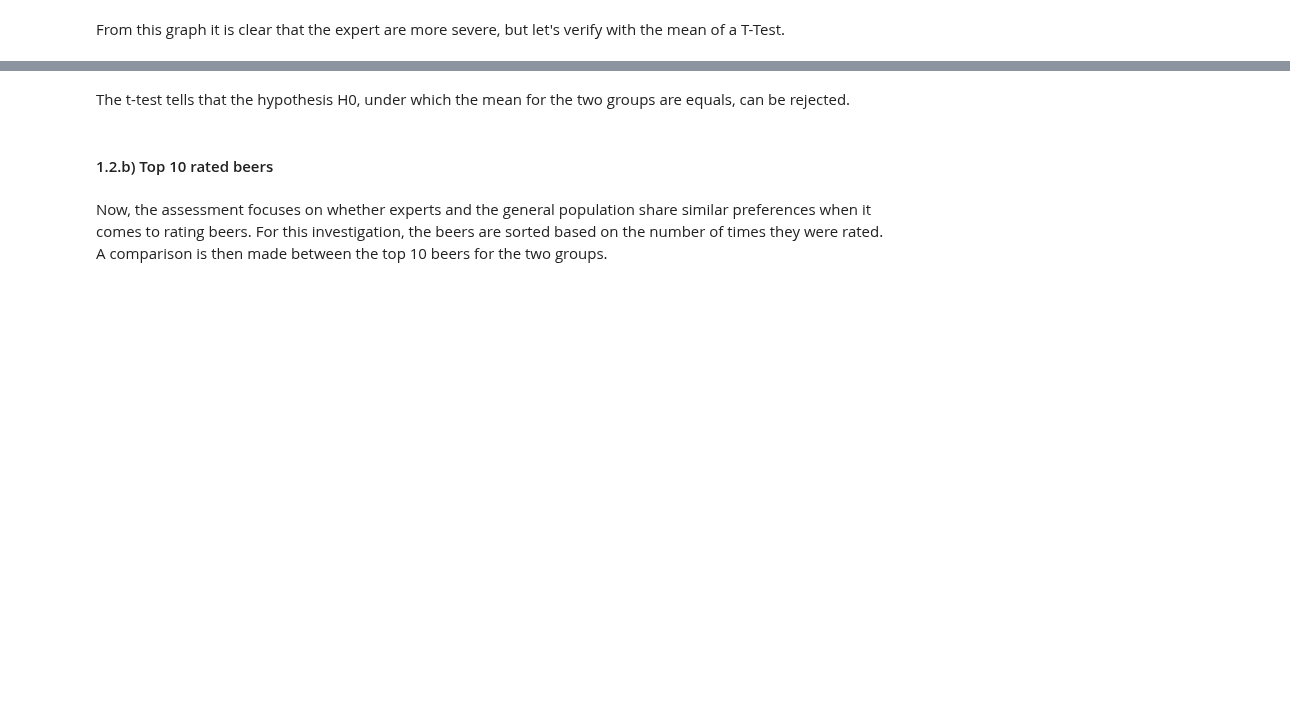
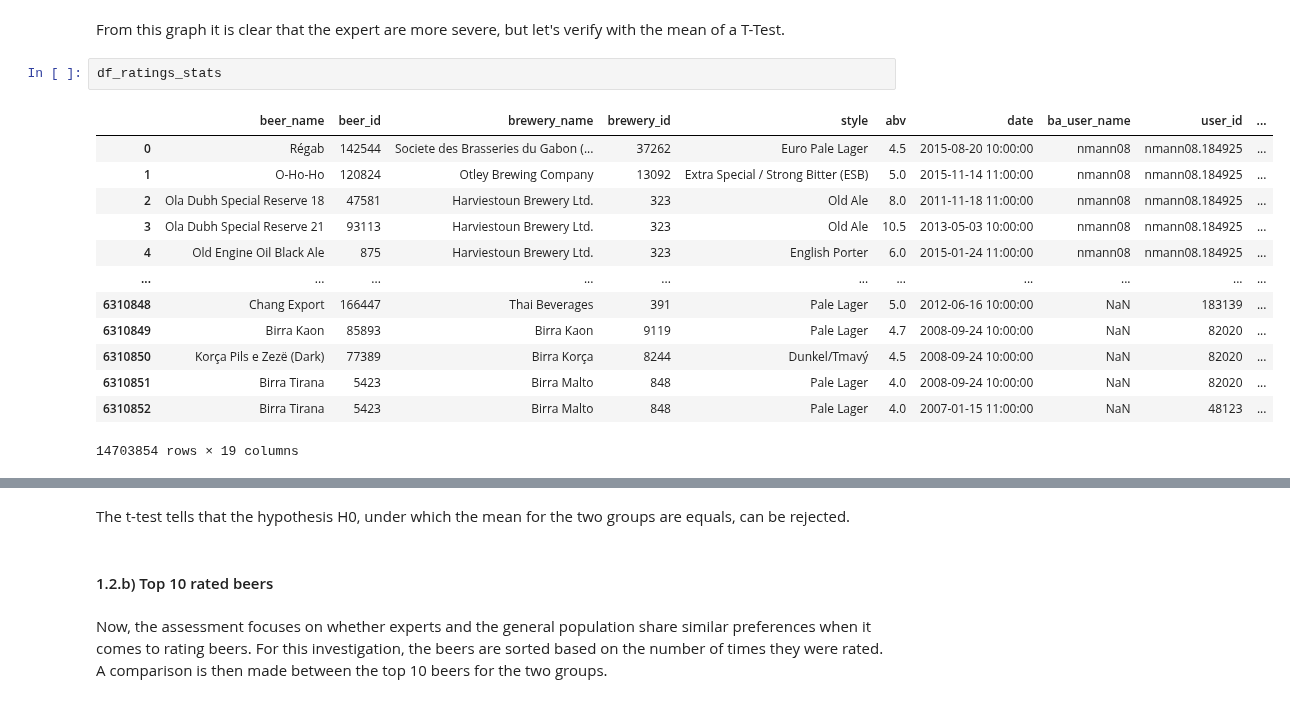
Before and after one commit to epfl-ada/ada-2023-project-remontada, a Jupyter notebook: code/main.ipynb, the cells around one changed output, grey strips where cells are left out. Cells and saved outputs as stored; diff of their text form; blank space fills up the shorter version.

```diff
--- a/code/main.ipynb
+++ b/code/main.ipynb
@@ -299,5 +307,21 @@ plt.show()
 # %% [markdown]
 From this graph it is clear that the expert are more severe, but let's verify with the mean of a T-Test.
+# %%
+df_ratings_stats
+# %% [output]
+|  | beer_name | beer_id | brewery_name | brewery_id | style | abv | date | ba_user_name | user_id | ... |
+| 0 | Régab | 142544 | Societe des Brasseries du Gabon (... | 37262 | Euro Pale Lager | 4.5 | 2015-08-20 10:00:00 | nmann08 | nmann08.184925 | ... |
+| 1 | O-Ho-Ho | 120824 | Otley Brewing Company | 13092 | Extra Special / Strong Bitter (ESB) | 5.0 | 2015-11-14 11:00:00 | nmann08 | nmann08.184925 | ... |
+| 2 | Ola Dubh Special Reserve 18 | 47581 | Harviestoun Brewery Ltd. | 323 | Old Ale | 8.0 | 2011-11-18 11:00:00 | nmann08 | nmann08.184925 | ... |
+| 3 | Ola Dubh Special Reserve 21 | 93113 | Harviestoun Brewery Ltd. | 323 | Old Ale | 10.5 | 2013-05-03 10:00:00 | nmann08 | nmann08.184925 | ... |
+| 4 | Old Engine Oil Black Ale | 875 | Harviestoun Brewery Ltd. | 323 | English Porter | 6.0 | 2015-01-24 11:00:00 | nmann08 | nmann08.184925 | ... |
+| ... | ... | ... | ... | ... | ... | ... | ... | ... | ... | ... |
+| 6310848 | Chang Export | 166447 | Thai Beverages | 391 | Pale Lager | 5.0 | 2012-06-16 10:00:00 | NaN | 183139 | ... |
+| 6310849 | Birra Kaon | 85893 | Birra Kaon | 9119 | Pale Lager | 4.7 | 2008-09-24 10:00:00 | NaN | 82020 | ... |
+| 6310850 | Korça Pils e Zezë (Dark) | 77389 | Birra Korça | 8244 | Dunkel/Tmavý | 4.5 | 2008-09-24 10:00:00 | NaN | 82020 | ... |
+| 6310851 | Birra Tirana | 5423 | Birra Malto | 848 | Pale Lager | 4.0 | 2008-09-24 10:00:00 | NaN | 82020 | ... |
+| 6310852 | Birra Tirana | 5423 | Birra Malto | 848 | Pale Lager | 4.0 | 2007-01-15 11:00:00 | NaN | 48123 | ... |
+14703854 rows × 19 columns
 # %%
 for year in range(len(ttest_expert_normal)):
     if ttest_expert_normal[year][1] < 0.05:
```
Also changed, not shown: parts of 14 cells of this notebook, 5 other files.
